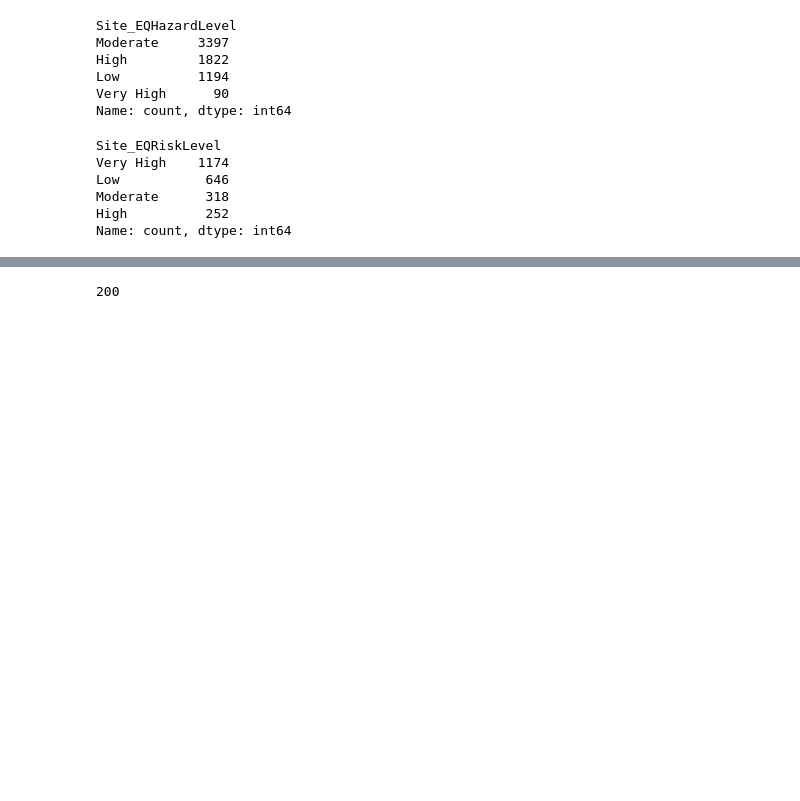
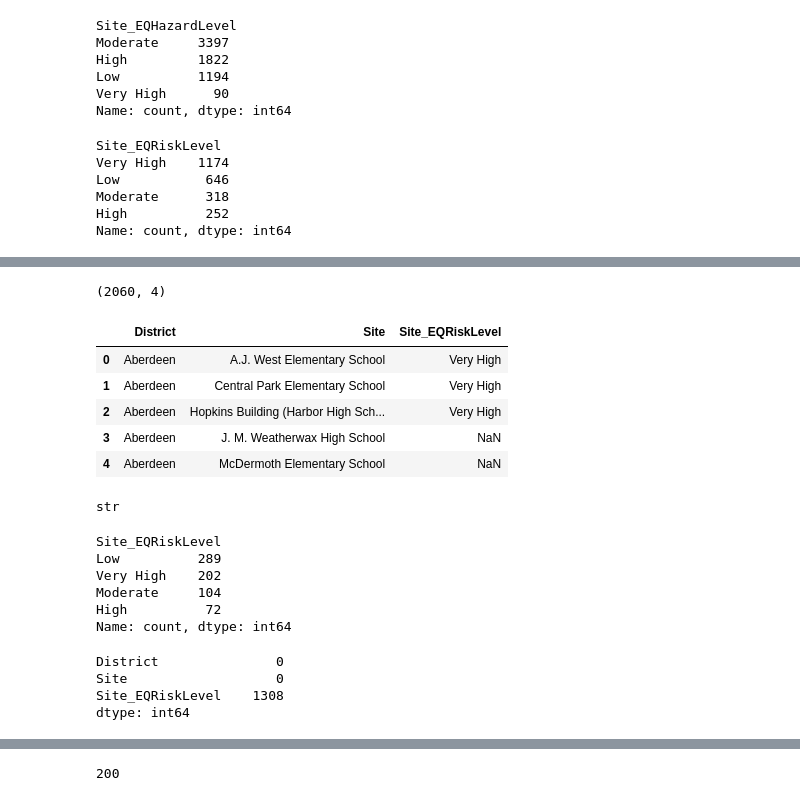
Before and after one commit to efkodon/project-3, a Jupyter notebook: project 3.ipynb, the cells around one changed output, grey strips where cells are left out. Drawn from its saved outputs; the diff is of its cells as text; code cells hidden in the pictures; blank space fills up the shorter version.

```diff
--- a/project 3.ipynb
+++ b/project 3.ipynb
@@ -143,0 +123,7 @@ smaller_check_icos_df.shape
+# %%
+smaller_icos_df.shape
+# the result below was 1,992 unique sites, higher than the 1,802 result above, until I added the retrofit variable
+# but this may be due to the presence of some duplicate school names in more than 1 district,
+# which the above code would have treated as the same school, hence deleting extra rows erroneously.
+# %% [output]
+(2060, 4)
@@ -143,0 +137,33 @@ smaller_check_icos_df.shape
+# %%
+# then I brought the edited spreadsheet back into Python
+smaller_icos_df_edited=pd.read_csv("smaller_icos_df_edited.csv")
+# %%
+smaller_icos_df_edited.head()
+# %% [output]
+|  | District | Site | Site_EQRiskLevel |
+| 0 | Aberdeen | A.J. West Elementary School | Very High |
+| 1 | Aberdeen | Central Park Elementary School | Very High |
+| 2 | Aberdeen | Hopkins Building (Harbor High Sch... | Very High |
+| 3 | Aberdeen | J. M. Weatherwax High School | NaN |
+| 4 | Aberdeen | McDermoth Elementary School | NaN |
+# %%
+type("Site_EQHazardLevel")
+# %% [output]
+str
+# %%
+smaller_icos_df_edited["Site_EQRiskLevel"].value_counts()
+# %% [output]
+Site_EQRiskLevel
+Low          289
+Very High    202
+Moderate     104
+High          72
+Name: count, dtype: int64
+# %%
+print(smaller_icos_df_edited.isnull().sum())
+# in addition, 17 schools were removed because they were marked "(old)"
+# %% [output]
+District               0
+Site                   0
+Site_EQRiskLevel    1308
+dtype: int64
```
Also changed, not shown: parts of 31 cells of this notebook, 2 other files.
